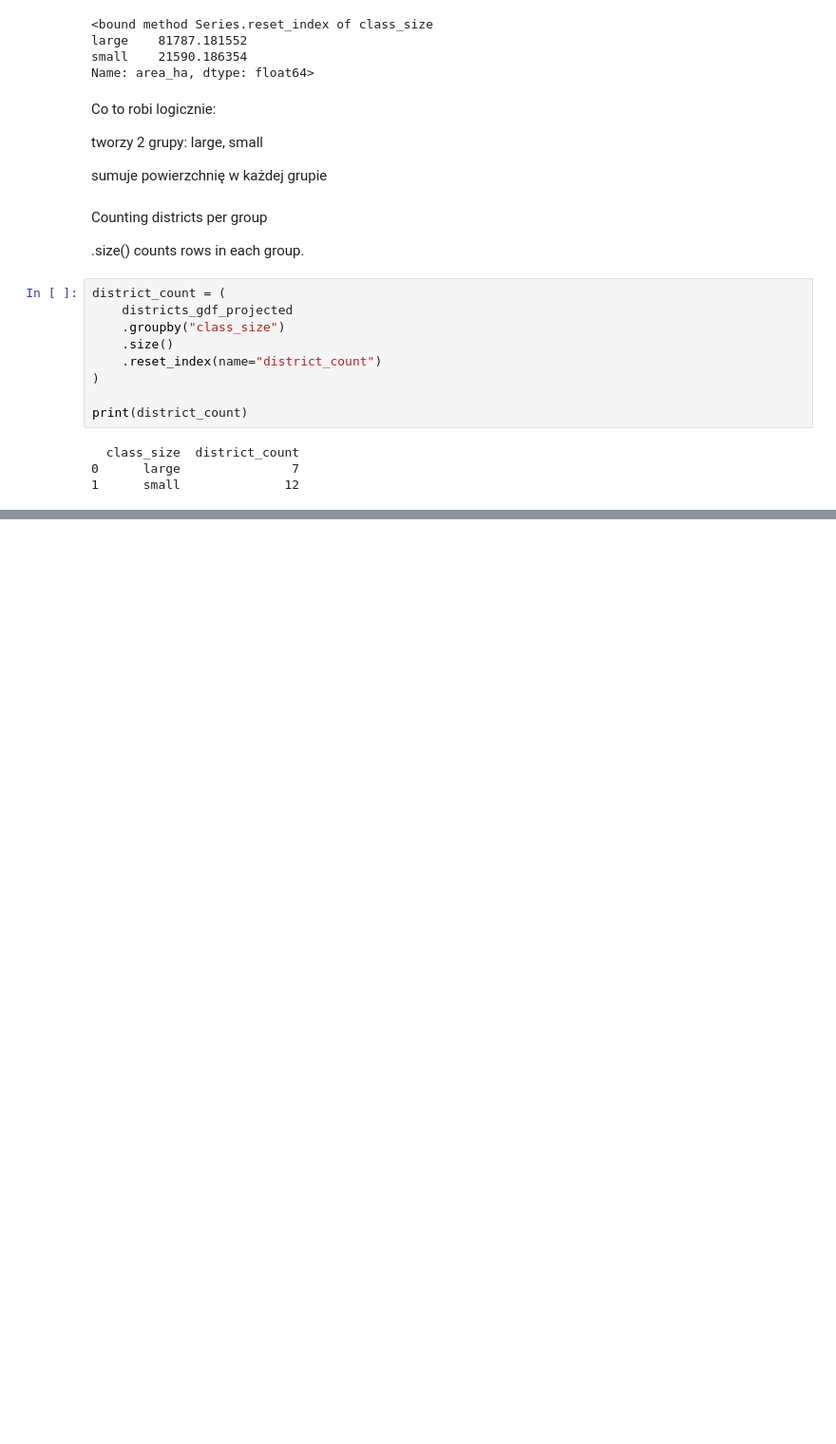
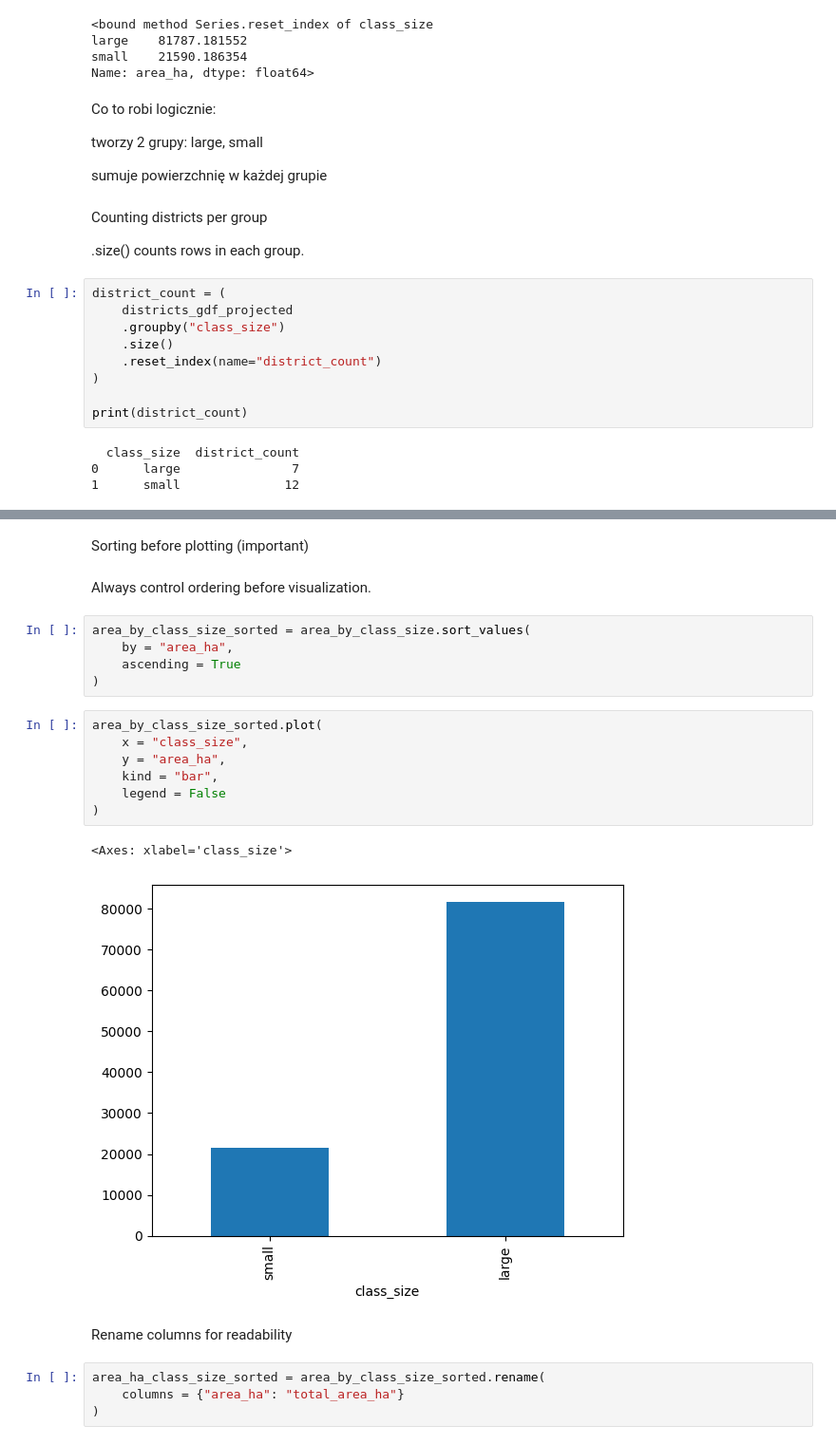
Before and after one commit to piaseckazaneta/Python, a Jupyter notebook: Python_Day1.ipynb, the cells around one changed output, grey strips where cells are left out. Shown at 95% size. Saved outputs shown, nothing was run; the diff lists cells and outputs as text; blank space fills up the shorter version.

```diff
--- a/Python_Day1.ipynb
+++ b/Python_Day1.ipynb
@@ -645,0 +677,25 @@ print(district_count)
+# %% [markdown]
+Sorting before plotting (important)
+# %% [markdown]
+Always control ordering before visualization.
+# %%
+area_by_class_size_sorted = area_by_class_size.sort_values(
+    by = "area_ha",
+    ascending = True
+)
+# %%
+area_by_class_size_sorted.plot(
+    x = "class_size",
+    y = "area_ha",
+    kind = "bar",
+    legend = False
+)
+# %% [output]
+<Axes: xlabel='class_size'>
+[figure, added]
+# %% [markdown]
+Rename columns for readability
+# %%
+area_ha_class_size_sorted = area_by_class_size_sorted.rename(
+    columns = {"area_ha": "total_area_ha"}
+)
```
Also changed, not shown: parts of 9 cells of this notebook.
